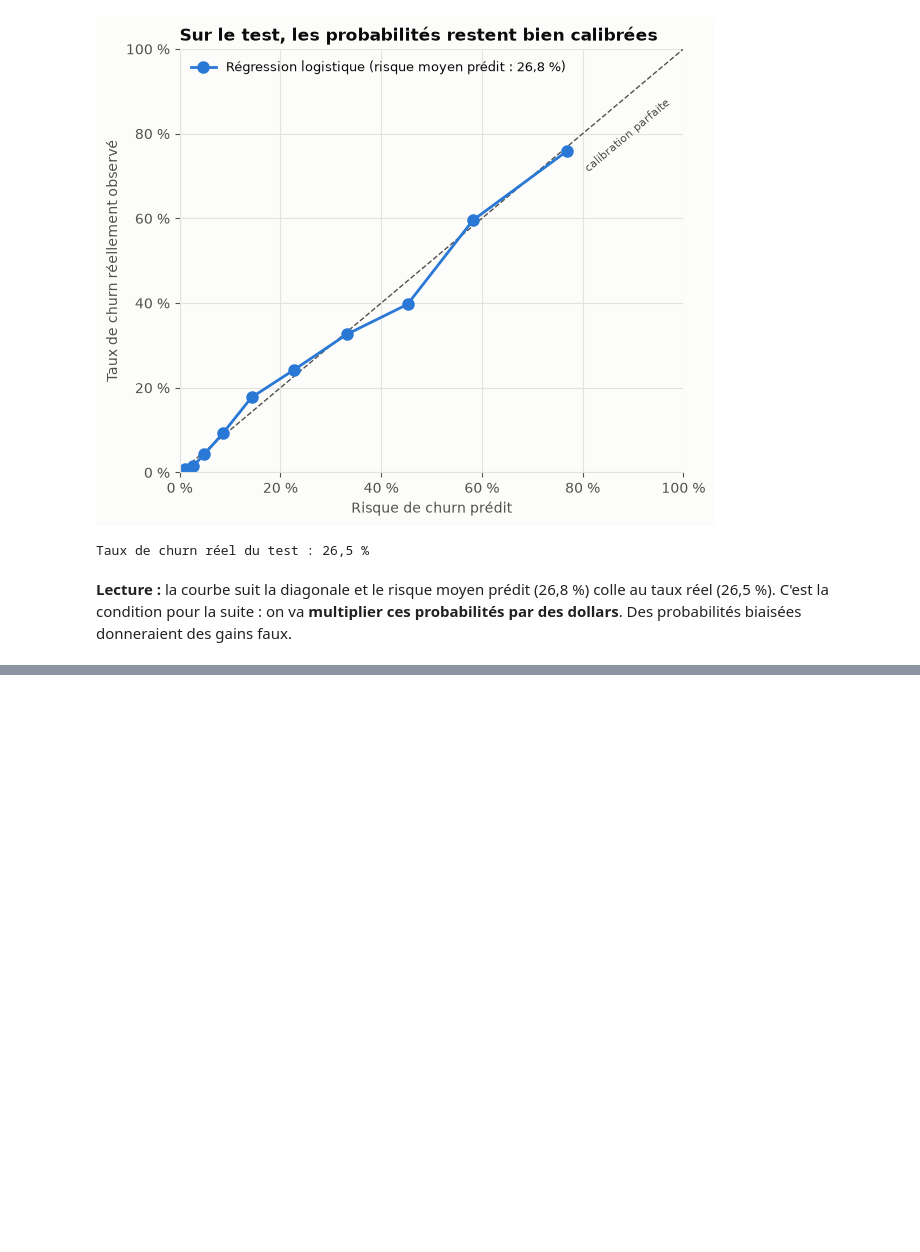
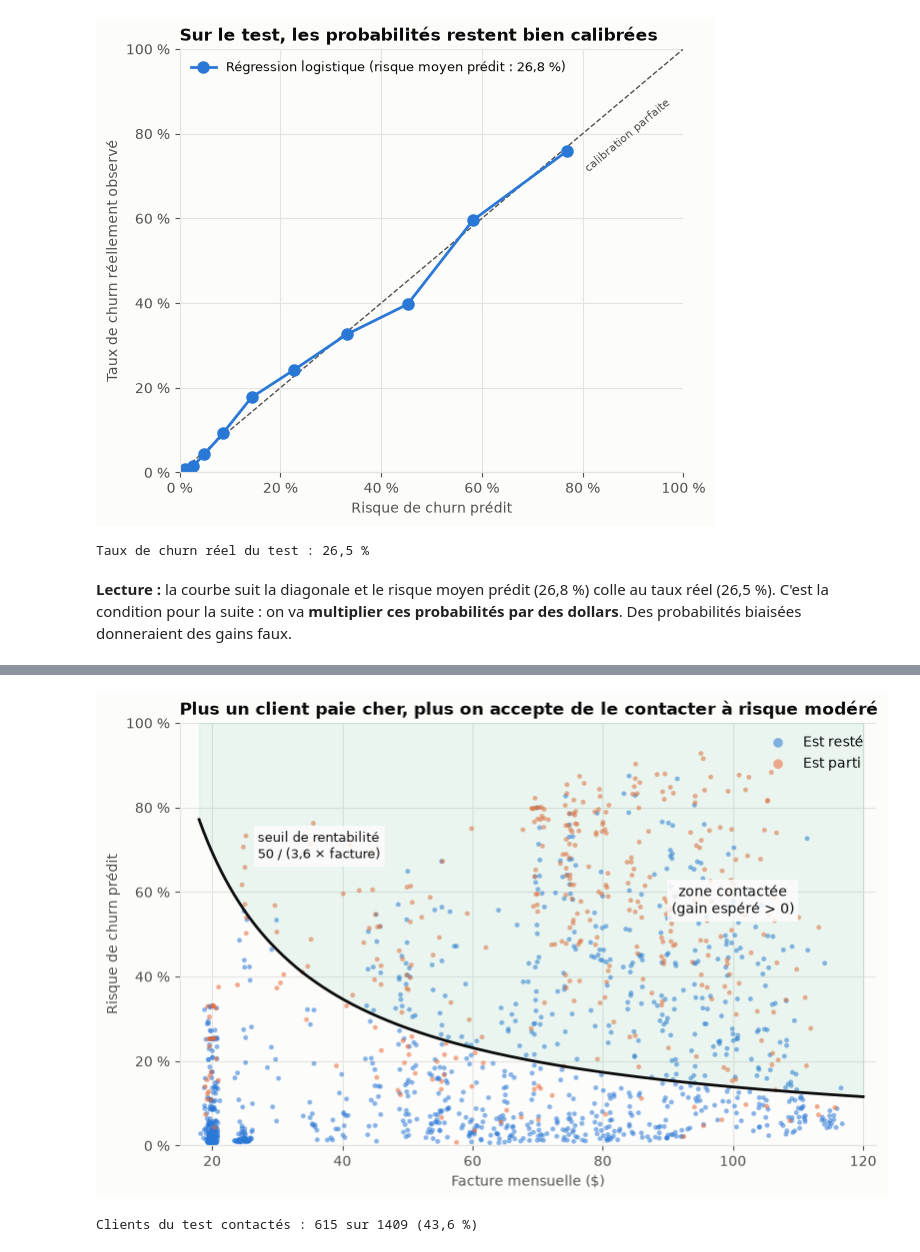
Before and after one commit to cheikhahmedtidiane/projet_churn_clients, a Jupyter notebook: notebooks/06_evaluation_business.ipynb, the cells around one changed output, grey strips where cells are left out. Saved outputs shown, nothing was run; the diff lists cells and outputs as text; code cells hidden in the pictures; blank space fills up the shorter version.

```diff
--- a/notebooks/06_evaluation_business.ipynb
+++ b/notebooks/06_evaluation_business.ipynb
@@ -115,0 +183,23 @@ Taux de churn réel du test : 26,5 %
+# %%
+fig, ax = plt.subplots(figsize=(9, 5.5))
+targeted = expected_gain(proba_test, mc_test) > 0
+for label, color in [(0, BLUE), (1, ORANGE)]:
+    mask = y_test.to_numpy() == label
+    ax.scatter(mc_test[mask], proba_test[mask], s=12, alpha=0.55, color=color, edgecolor="none",
+               label="Est parti" if label else "Est resté")
+grid = np.linspace(18, 120, 300)
+ax.plot(grid, breakeven_proba(grid), color=TEXT, lw=2)
+ax.fill_between(grid, breakeven_proba(grid), 1, color=AQUA, alpha=0.08)
+box = dict(facecolor=SURFACE, edgecolor="none", alpha=0.85, pad=3)
+ax.text(100, 0.55, "zone contactée\n(gain espéré > 0)", fontsize=10, color=TEXT, ha="center", bbox=box)
+ax.text(27, 0.68, "seuil de rentabilité\n50 / (3,6 × facture)", fontsize=9, color=TEXT, bbox=box)
+ax.set(xlim=(15, 122), ylim=(0, 1), xlabel="Facture mensuelle ($)", ylabel="Risque de churn prédit")
+ax.yaxis.set_major_formatter(lambda v, _: fmt_pct(v, 0))
+ax.legend(loc="upper right", markerscale=2)
+ax.set_title("Plus un client paie cher, plus on accepte de le contacter à risque modéré")
+save_fig(fig, "06_regle_gain_espere.png")
+plt.show()
+print(f"Clients du test contactés : {targeted.sum()} sur {len(targeted)} ({fmt_pct(targeted.mean())})")
+# %% [output]
+[figure, added]
+Clients du test contactés : 615 sur 1409 (43,6 %)
```
Also changed, not shown: parts of 12 cells of this notebook, 3 other files.
